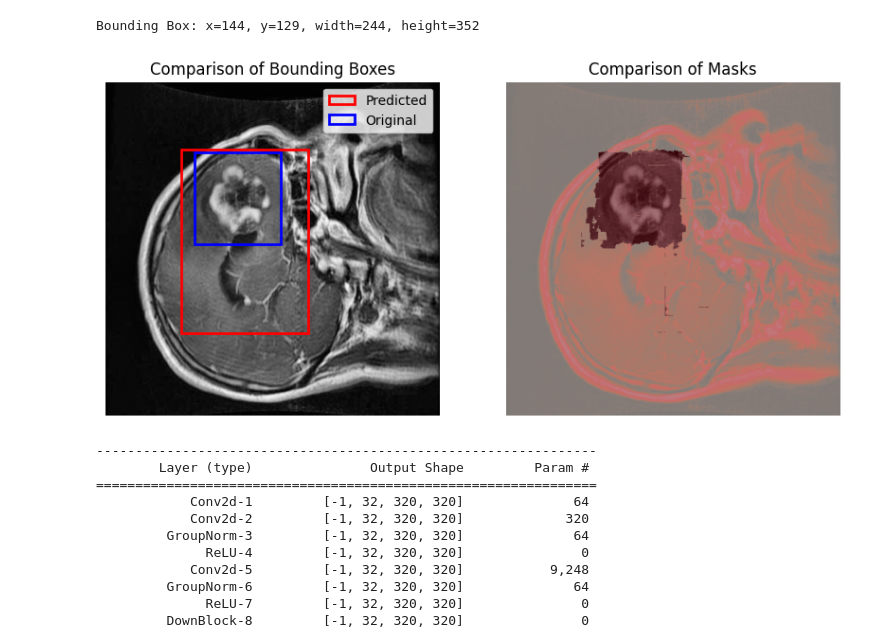
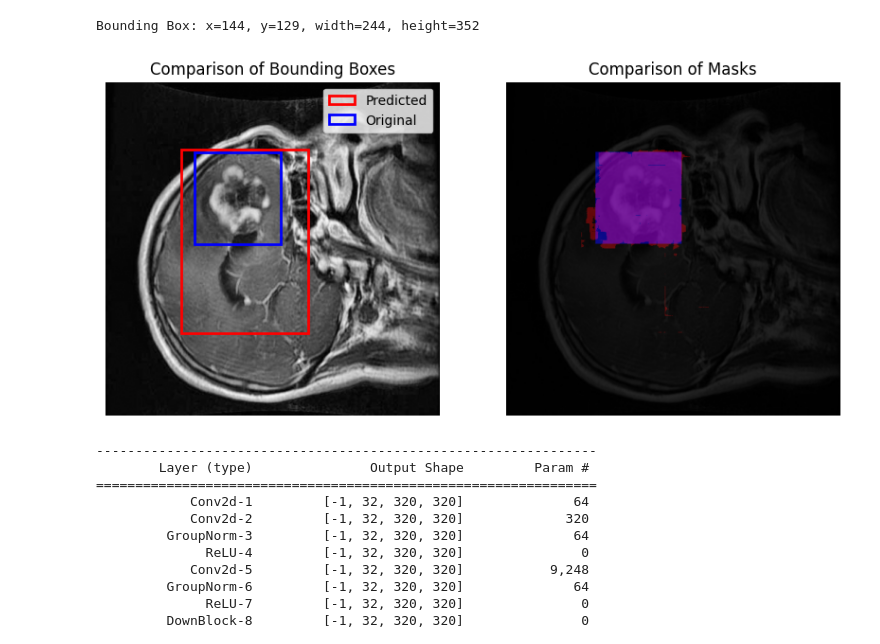
Before and after one commit to HumbertoPotes/BrainTumorDetection, a Jupyter notebook: data_loading.ipynb, the cells around one changed output. Drawn from its saved outputs; the diff is of its cells as text; code cells hidden in the pictures.

```diff
--- a/data_loading.ipynb
+++ b/data_loading.ipynb
@@ -254,39 +212,40 @@ Bounding Box: x=144, y=129, width=244, height=352
 fig, axs = plt.subplots(1, 2, figsize=(10, 10))
 axs[0].imshow(image_np, cmap='gray')
 
 # Plot the predicted bounding box
 # Convert the predicted mask to a binary mask
 pred_binary_mask = (predicted_labels.squeeze(0).cpu().numpy() > 0).astype(np.uint8)
 # Find the bounding box using OpenCV
 x, y, w, h = cv2.boundingRect(pred_binary_mask)
 pred_rect = patches.Rectangle((x, y), w, h, linewidth=2, edgecolor='r', facecolor='none', label='Predicted')
 axs[0].add_patch(pred_rect)
 
 # Repeat process for the original mask
 og_binary_mask = (ground_truth_masks > 0).astype(np.uint8)
 orig_x, orig_y, orig_w, orig_h = cv2.boundingRect(og_binary_mask)
 orig_rect = patches.Rectangle((orig_x, orig_y), orig_w, orig_h, linewidth=2, edgecolor='b', facecolor='none', label='Original')
 axs[0].add_patch(orig_rect)
 axs[0].legend()
 axs[0].set_title("Comparison of Bounding Boxes")
 axs[0].set_axis_off()
 
 ### Visualize the mask instead of the bounding box
 axs[1].imshow(image_np, cmap='gray')
 # Overlay the predicted mask on the image
-overlay = image_np.copy()
-overlay[predicted_labels.squeeze(0).cpu().numpy() > 0] = 1   #
-axs[1].imshow(overlay, alpha=0.5, cmap="Reds", label="Predicted Mask")  # Add transparency to the overlay
+overlay = np.empty((640, 640, 3))
+overlay[predicted_labels.squeeze(0).cpu().numpy() > 0] = [1, 0, 0]
+axs[1].imshow(overlay, alpha=0.7, label="Predicted Mask")  # Add transparency to the overlay
 # original mask
-overlay = image_np.copy()
+overlay = np.empty((640, 640, 3))
+overlay[ground_truth_masks > 0] = [0, 0, 1]
 #overlay[ground_truth_masks > 0] = 1
-#axs[1].imshow(overlay, alpha=0.5, cmap="Blues", label="Original Mask")  # Add transparency to the overlay
+axs[1].imshow(overlay, alpha=0.5, label="Original Mask")  # Add transparency to the overlay
 
 axs[1].set_title("Comparison of Masks")
 plt.axis('off')
 plt.show()
 # %% [output]
-[figure, old version]
+[figure, new version]
 # %%
 from torchsummary import summary
 summary(net, (1,640,640), device="cpu")  # Adjust the input size as needed
```
Also changed, not shown: parts of 8 cells of this notebook, 1 other file.
